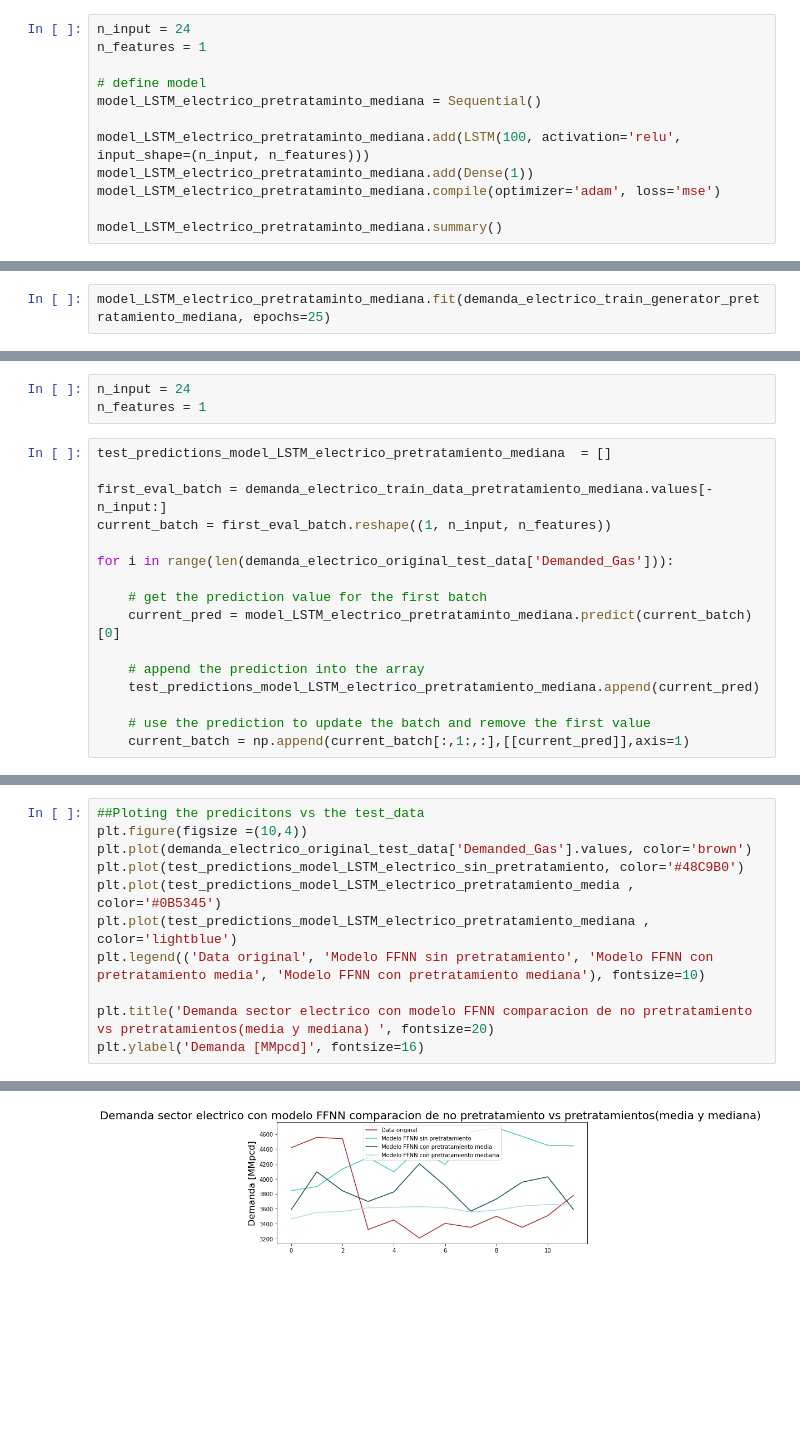
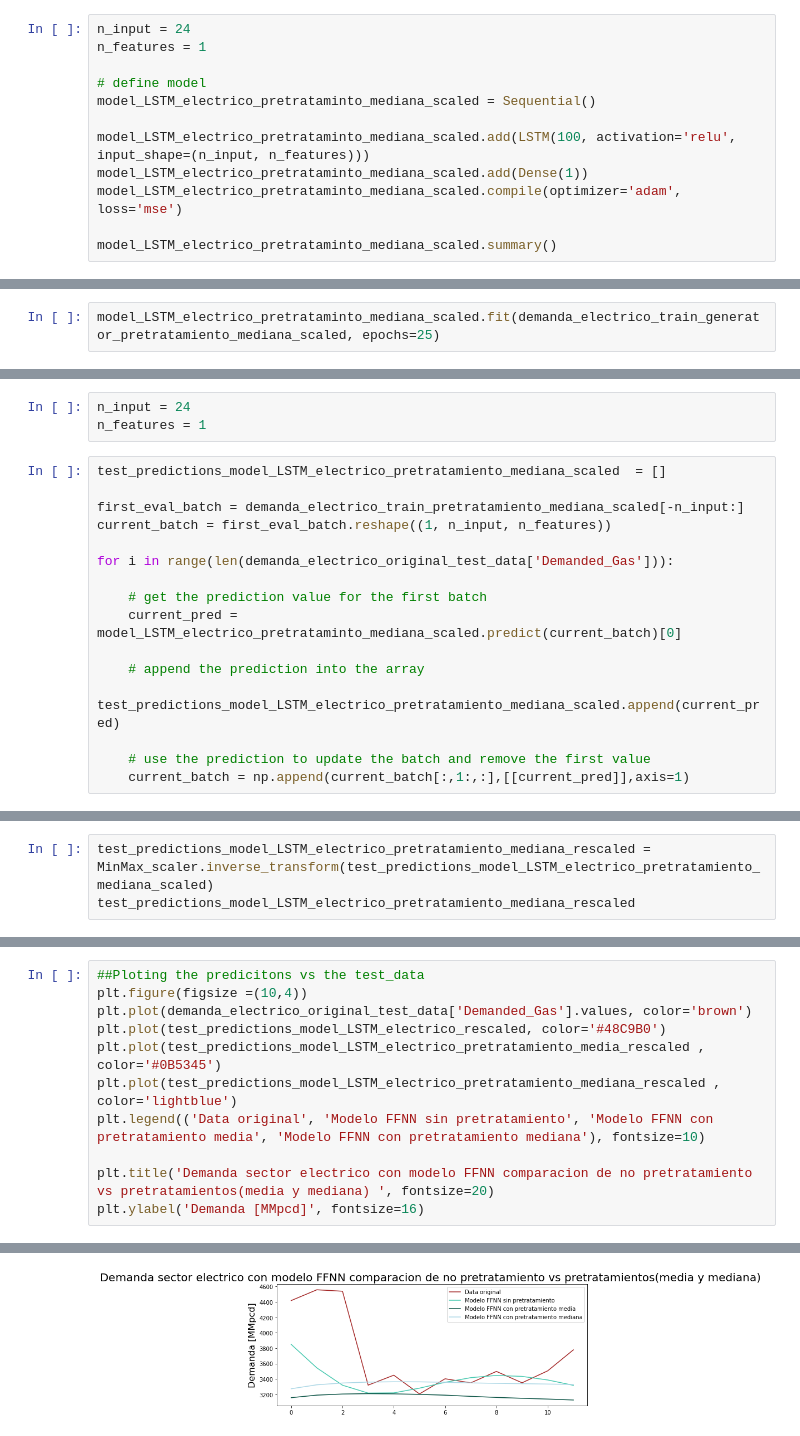
Before and after one commit to Sergio-Ibarra-1795/Diplomado_UNAM_DC_Full_gitHub, a Jupyter notebook: Diplomado_DS_Proyecto_Final/Demanda_electrico_LSTM_full_y_normalizacion.ipynb, the cells around one changed output, grey strips where cells are left out. Drawn from its saved outputs; the diff is of its cells as text; blank space fills up the shorter version.

Commit message:
Demanda electrico LSTM try0

```diff
--- a/Diplomado_DS_Proyecto_Final/Demanda_electrico_LSTM_full_y_normalizacion.ipynb
+++ b/Diplomado_DS_Proyecto_Final/Demanda_electrico_LSTM_full_y_normalizacion.ipynb
@@ -1067,11 +1118,11 @@ n_input = 24
 n_features = 1
 
 # define model
-model_LSTM_electrico_pretrataminto_mediana = Sequential()
+model_LSTM_electrico_pretrataminto_mediana_scaled = Sequential()
 
-model_LSTM_electrico_pretrataminto_mediana.add(LSTM(100, activation='relu', input_shape=(n_input, n_features)))
-model_LSTM_electrico_pretrataminto_mediana.add(Dense(1))
-model_LSTM_electrico_pretrataminto_mediana.compile(optimizer='adam', loss='mse')
+model_LSTM_electrico_pretrataminto_mediana_scaled.add(LSTM(100, activation='relu', input_shape=(n_input, n_features)))
+model_LSTM_electrico_pretrataminto_mediana_scaled.add(Dense(1))
+model_LSTM_electrico_pretrataminto_mediana_scaled.compile(optimizer='adam', loss='mse')
 
-model_LSTM_electrico_pretrataminto_mediana.summary()
+model_LSTM_electrico_pretrataminto_mediana_scaled.summary()
 # %% [output]
@@ -1091,6 +1142,6 @@ _________________________________________________________________
 # %% [markdown]
 Se entrena el modelo
 # %%
-model_LSTM_electrico_pretrataminto_mediana.fit(demanda_electrico_train_generator_pretratamiento_mediana, epochs=25)
+model_LSTM_electrico_pretrataminto_mediana_scaled.fit(demanda_electrico_train_generator_pretratamiento_mediana_scaled, epochs=25)
 # %% [output]
 Epoch 1/25
@@ -1161,18 +1251,18 @@ Ahora ser hará una función que irá formando batch de n_input para ir predicie
 n_input = 24
 n_features = 1
 # %%
-test_predictions_model_LSTM_electrico_pretratamiento_mediana  = []
+test_predictions_model_LSTM_electrico_pretratamiento_mediana_scaled  = []
 
-first_eval_batch = demanda_electrico_train_data_pretratamiento_mediana.values[-n_input:]
+first_eval_batch = demanda_electrico_train_pretratamiento_mediana_scaled[-n_input:]
 current_batch = first_eval_batch.reshape((1, n_input, n_features))
 
 for i in range(len(demanda_electrico_original_test_data['Demanded_Gas'])):
 
     # get the prediction value for the first batch
-    current_pred = model_LSTM_electrico_pretrataminto_mediana.predict(current_batch)[0]
+    current_pred = model_LSTM_electrico_pretrataminto_mediana_scaled.predict(current_batch)[0]
 
     # append the prediction into the array
-    test_predictions_model_LSTM_electrico_pretratamiento_mediana.append(current_pred)
+    test_predictions_model_LSTM_electrico_pretratamiento_mediana_scaled.append(current_pred)
 
     # use the prediction to update the batch and remove the first value
     current_batch = np.append(current_batch[:,1:,:],[[current_pred]],axis=1)
@@ -1206,0 +1297,3 @@ test_predictions_model_LSTM_electrico_pretratamiento_mediana
+# %%
+test_predictions_model_LSTM_electrico_pretratamiento_mediana_rescaled = MinMax_scaler.inverse_transform(test_predictions_model_LSTM_electrico_pretratamiento_mediana_scaled)
+test_predictions_model_LSTM_electrico_pretratamiento_mediana_rescaled
@@ -1207,17 +1313,17 @@ test_predictions_model_LSTM_electrico_pretratamiento_mediana
 # %%
 ##Ploting the predicitons vs the test_data
 plt.figure(figsize =(10,4))
 plt.plot(demanda_electrico_original_test_data['Demanded_Gas'].values, color='brown')
-plt.plot(test_predictions_model_LSTM_electrico_sin_pretratamiento, color='#48C9B0')
-plt.plot(test_predictions_model_LSTM_electrico_pretratamiento_media , color='#0B5345')
-plt.plot(test_predictions_model_LSTM_electrico_pretratamiento_mediana , color='lightblue')
+plt.plot(test_predictions_model_LSTM_electrico_rescaled, color='#48C9B0')
+plt.plot(test_predictions_model_LSTM_electrico_pretratamiento_media_rescaled , color='#0B5345')
+plt.plot(test_predictions_model_LSTM_electrico_pretratamiento_mediana_rescaled , color='lightblue')
 plt.legend(('Data original', 'Modelo FFNN sin pretratamiento', 'Modelo FFNN con pretratamiento media', 'Modelo FFNN con pretratamiento mediana'), fontsize=10)
 
 plt.title('Demanda sector electrico con modelo FFNN comparacion de no pretratamiento vs pretratamientos(media y mediana) ', fontsize=20)
 plt.ylabel('Demanda [MMpcd]', fontsize=16)
 # %% [output]
 Text(0, 0.5, 'Demanda [MMpcd]')
-[figure, old version]
+[figure, new version]
 # %%
 from sklearn.metrics import mean_absolute_percentage_error, mean_squared_error
 import numpy as np
```
Also changed, not shown: parts of 21 cells of this notebook.
